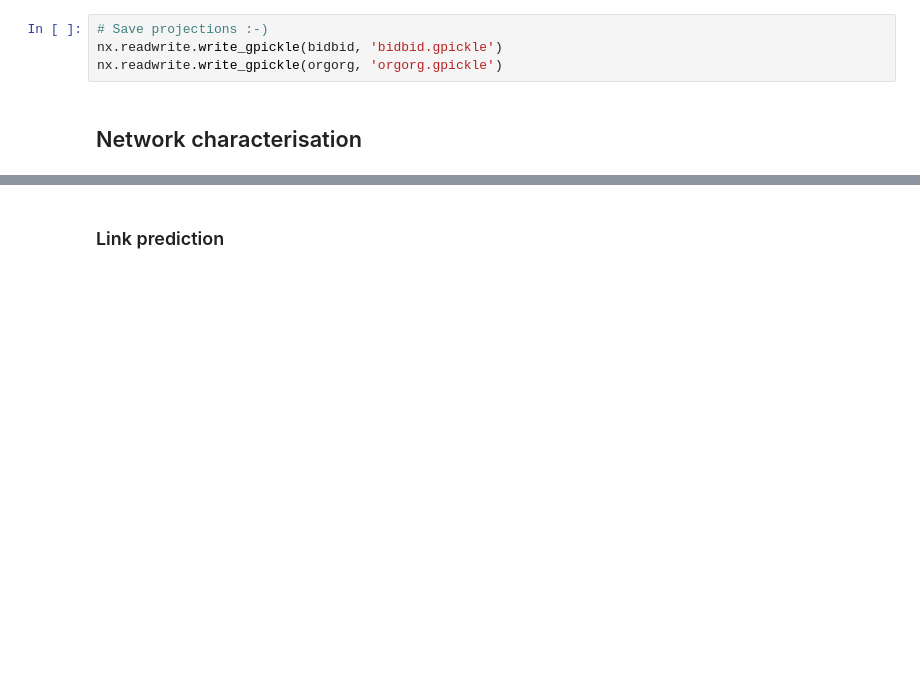
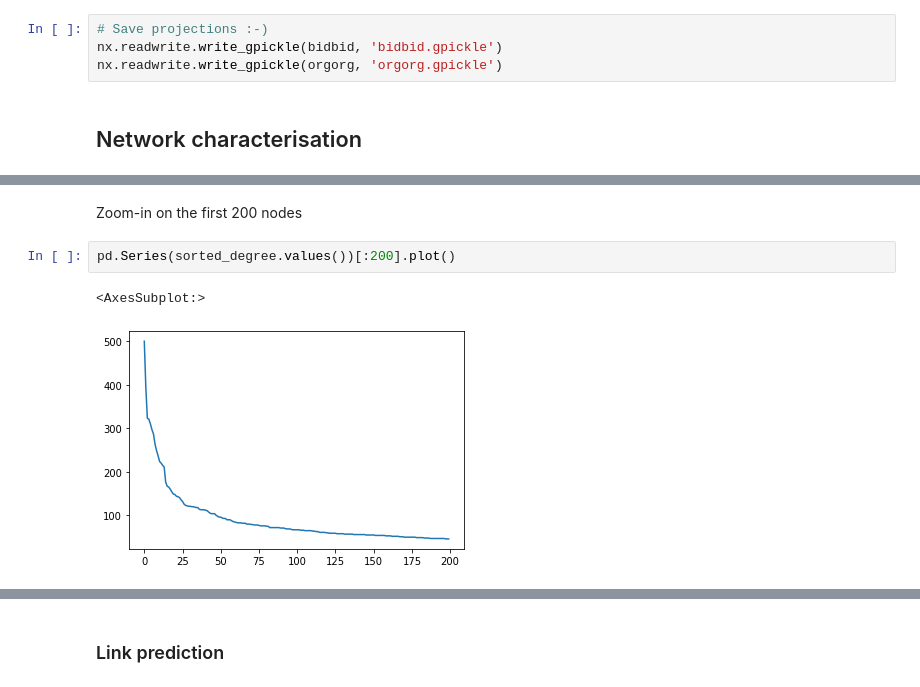
Before and after one commit to testalorenzo/crunch_net, a Jupyter notebook: notebook/crunch_up.ipynb, the cells around one changed output, grey strips where cells are left out. Cells and saved outputs as stored; diff of their text form; blank space fills up the shorter version.

```diff
--- a/notebook/crunch_up.ipynb
+++ b/notebook/crunch_up.ipynb
@@ -151,0 +187,7 @@ nx.readwrite.write_gpickle(orgorg, 'orgorg.gpickle')
+# %% [markdown]
+Zoom-in on the first 200 nodes
+# %%
+pd.Series(sorted_degree.values())[:200].plot()
+# %% [output]
+<AxesSubplot:>
+[figure, added]
```
Also changed, not shown: parts of 48 cells of this notebook, 5 other files.
